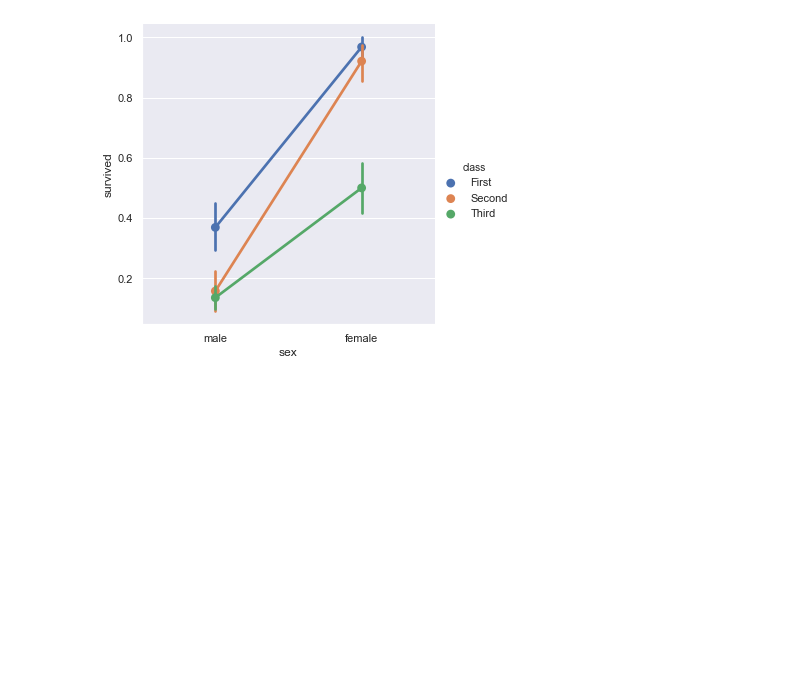
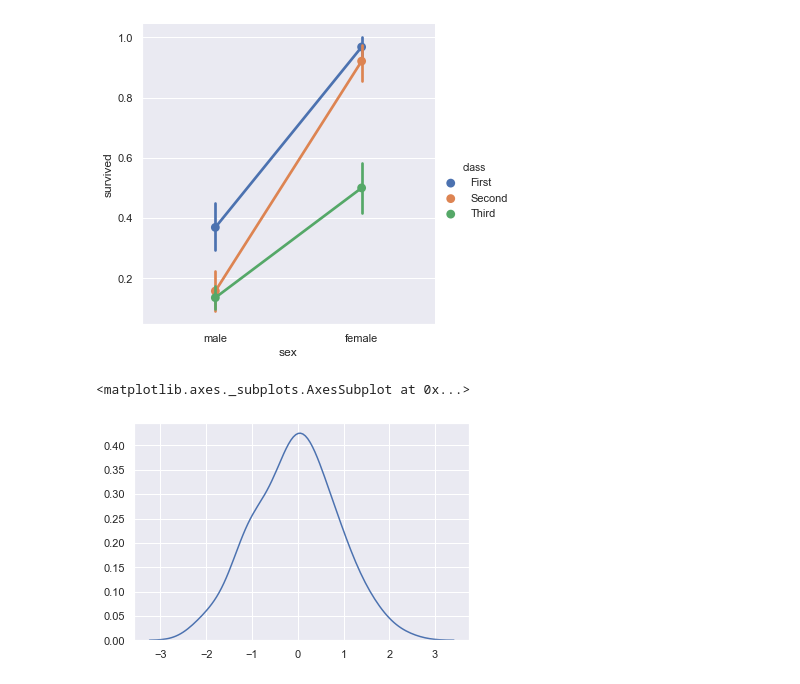
Before and after one commit to ButchBotch/RandProjects, a Jupyter notebook: LearningPyPackages/SeabornTutorial/SeabornTutorial.ipynb, the cells around one changed output. Saved outputs shown, nothing was run; the diff lists cells and outputs as text; code cells hidden in the pictures; blank space fills up the shorter version.

```diff
--- a/LearningPyPackages/SeabornTutorial/SeabornTutorial.ipynb
+++ b/LearningPyPackages/SeabornTutorial/SeabornTutorial.ipynb
@@ -478,3 +478,9 @@ sns.catplot(x='sex',y='survived',hue='class',kind='point',data=titanic)
 # %% [output]
 <seaborn.axisgrid.FacetGrid at 0x...>
 [figure]
+# %%
+x=randn(100)
+sns.distplot(x,kde=True,hist=False,bins=30)
+# %% [output]
+<matplotlib.axes._subplots.AxesSubplot at 0x...>
+[figure, added]
```
Also changed, not shown: parts of 26 cells of this notebook.
